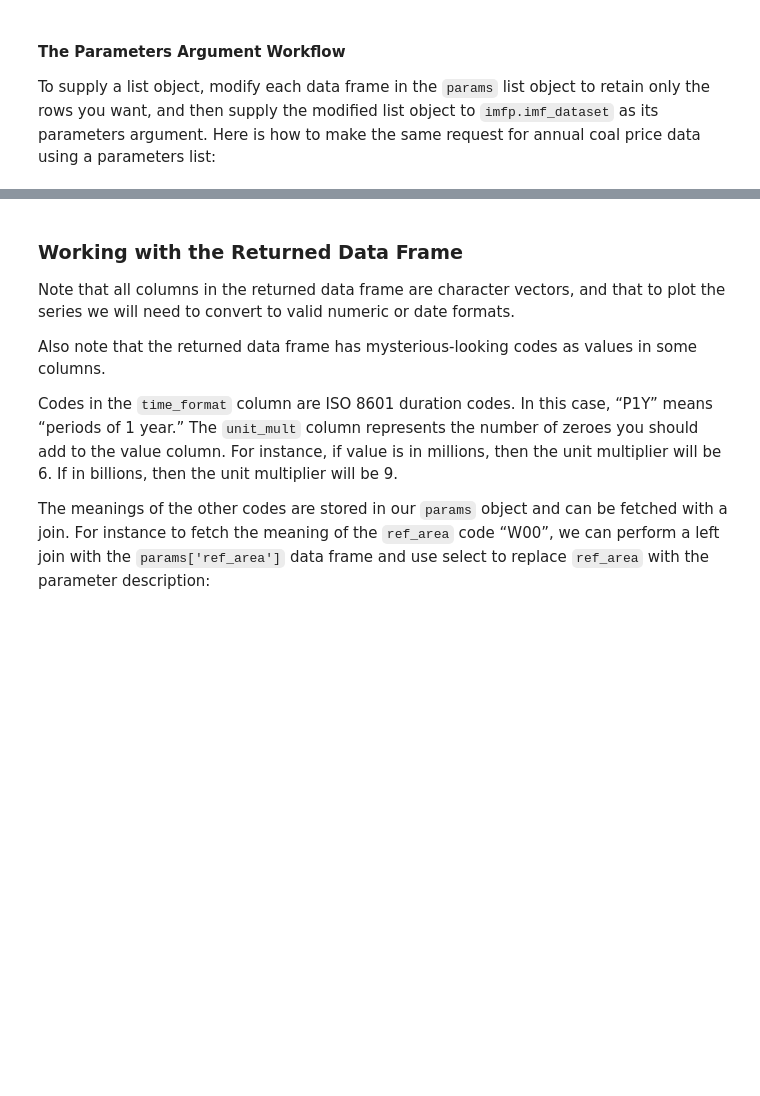
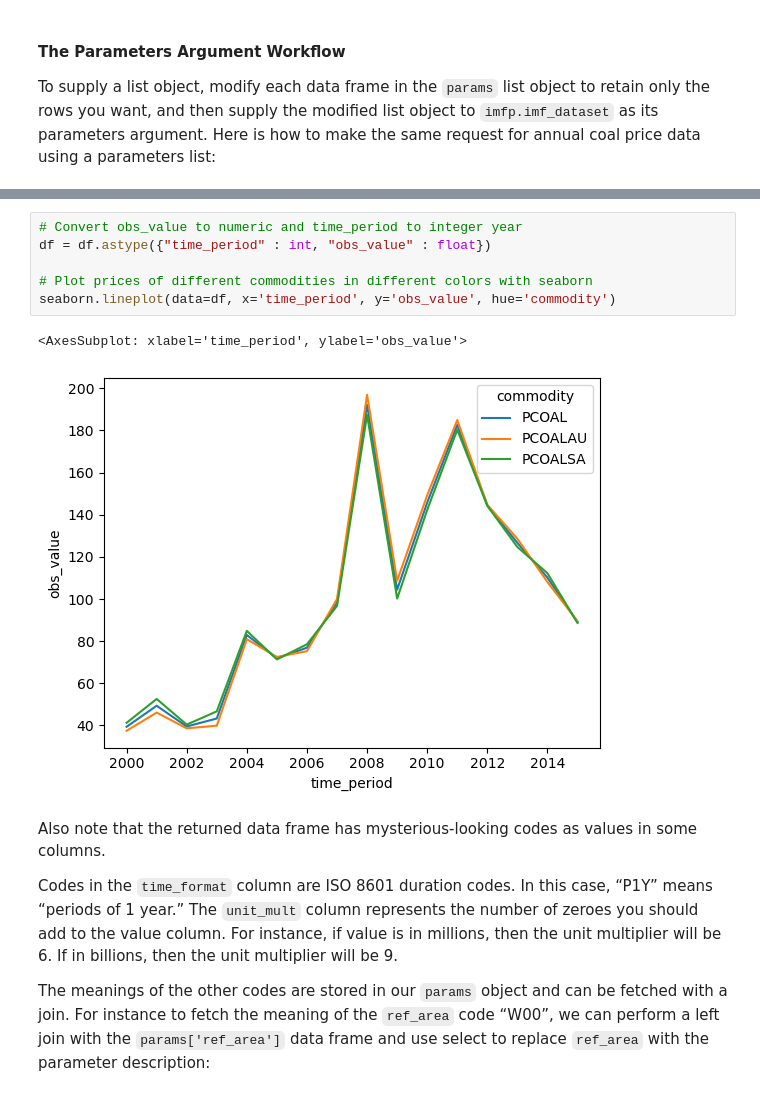
Before and after one commit to chriscarrollsmith/imfp, a Jupyter notebook: README.ipynb, the cells around one changed output, grey strips where cells are left out. Saved outputs shown, nothing was run; the diff lists cells and outputs as text; blank space fills up the shorter version.

```diff
--- a/README.ipynb
+++ b/README.ipynb
@@ -187,7 +192,13 @@ df.head()
+# %%
+# Convert obs_value to numeric and time_period to integer year
+df = df.astype({"time_period" : int, "obs_value" : float})
+
+# Plot prices of different commodities in different colors with seaborn
+seaborn.lineplot(data=df, x='time_period', y='obs_value', hue='commodity')
+# %% [output]
+<AxesSubplot: xlabel='time_period', ylabel='obs_value'>
+[figure, added]
 # %% [markdown]
-### Working with the Returned Data Frame
-
-Note that all columns in the returned data frame are character vectors, and that to plot the series we will need to convert to valid numeric or date formats.
 
 Also note that the returned data frame has mysterious-looking codes as values in some columns.
 
```
Also changed, not shown: parts of 9 cells of this notebook, 12 other files.
